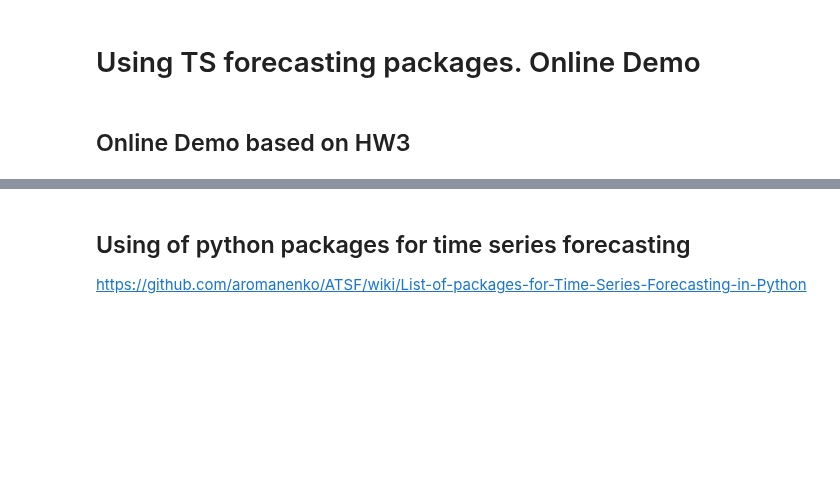
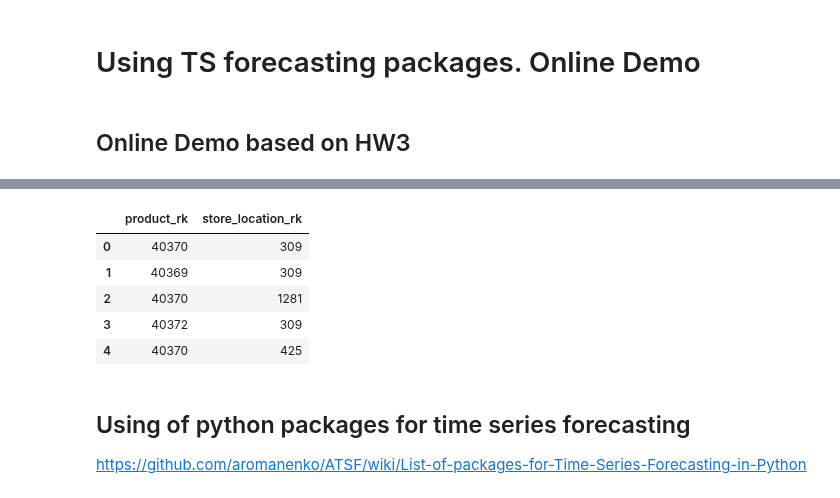
Before and after one commit to aromanenko/ATSF, a Jupyter notebook: 13_Bonus Topics.ipynb, the cells around one changed output, grey strips where cells are left out. Saved outputs shown, nothing was run; the diff lists cells and outputs as text; code cells hidden in the pictures; blank space fills up the shorter version.

```diff
--- a/13_Bonus Topics.ipynb
+++ b/13_Bonus Topics.ipynb
@@ -47,0 +76,10 @@ ts_hw3.head()
+# %%
+# extract 5
+_list_ts[:5].reset_index()[groupby_columns]
+# %% [output]
+|  | product_rk | store_location_rk |
+| 0 | 40370 | 309 |
+| 1 | 40369 | 309 |
+| 2 | 40370 | 1281 |
+| 3 | 40372 | 309 |
+| 4 | 40370 | 425 |
```
Also changed, not shown: parts of 3 cells of this notebook.
